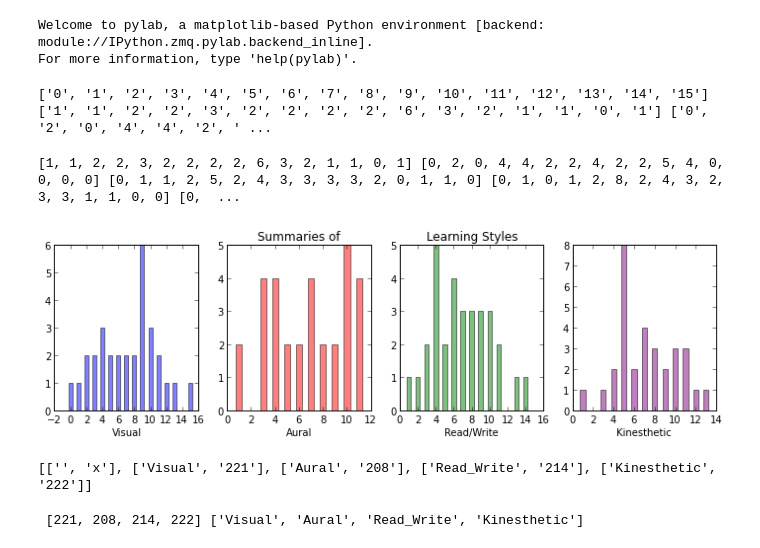
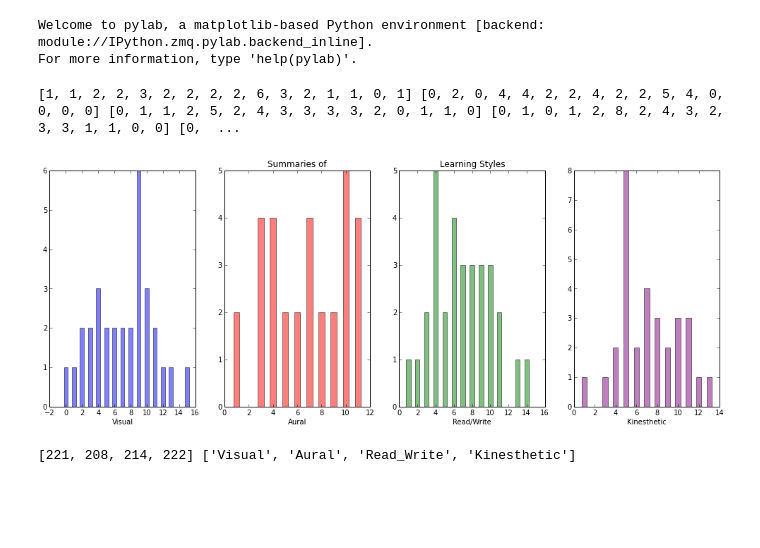
Before and after one commit to SunnySunnia/questionnaire_Group-1, a Jupyter notebook: Visual1.ipynb, the cells around one changed output. Drawn from its saved outputs; the diff is of its cells as text; code cells hidden in the pictures; blank space fills up the shorter version.

Commit message:
modified all plots

```diff
--- a/Visual1.ipynb
+++ b/Visual1.ipynb
@@ -19,4 +16,7 @@ data = list(csv.reader(csvf))
 # %%
+csvf = open("counts.csv", "r")
+data = list(csv.reader(csvf))
+
 n=[]
 Visual = []
 Aural=[]
@@ -28,41 +28,27 @@ for row in data[1:]:
     Aural.append(row[2])
     RorW.append(row[3])
     Kines.append(row[4])
-print n,Visual,Aural,RorW,Kines
+for i in range(0,16):
+    Visual[i]=int(Visual[i])
+    Aural[i]=int(Aural[i])
+    RorW[i]=int(RorW[i])
+    Kines[i]=int(Kines[i])
+    n[i]=int(n[i])
+print Visual, Aural, RorW, Kines, n
 # %% [output]
-['0', '1', '2', '3', '4', '5', '6', '7', '8', '9', '10', '11', '12', '13', '14', '15'] ['1', '1', '2', '2', '3', '2', '2', '2', '2', '6', '3', '2', '1', '1', '0', '1'] ['0', '2', '0', '4', '4', '2', ' ...
+[1, 1, 2, 2, 3, 2, 2, 2, 2, 6, 3, 2, 1, 1, 0, 1] [0, 2, 0, 4, 4, 2, 2, 4, 2, 2, 5, 4, 0, 0, 0, 0] [0, 1, 1, 2, 5, 2, 4, 3, 3, 3, 3, 2, 0, 1, 1, 0] [0, 1, 0, 1, 2, 8, 2, 4, 3, 2, 3, 3, 1, 1, 0, 0] [0,  ...
-# %%
-for i in range(0,16):
-    Visual[i]=int(Visual[i])
-for i in range(0,16):
-    Aural[i]=int(Aural[i])
-for i in range(0,16):
-    RorW[i]=int(RorW[i])
-for i in range(0,16):
-    Kines[i]=int(Kines[i])
-for i in range(0,16):
-    n[i]=int(n[i])
-print Visual, Aural, RorW, Kines, n
-# %% [output]
-[1, 1, 2, 2, 3, 2, 2, 2, 2, 6, 3, 2, 1, 1, 0, 1] [0, 2, 0, 4, 4, 2, 2, 4, 2, 2, 5, 4, 0, 0, 0, 0] [0, 1, 1, 2, 5, 2, 4, 3, 3, 3, 3, 2, 0, 1, 1, 0] [0, 1, 0, 1, 2, 8, 2, 4, 3, 2, 3, 3, 1, 1, 0, 0] [0,  ...
 # %%
-fig, axes = plt.subplots(1, 4, figsize=(12,3))
+fig, axes = plt.subplots(1, 4, figsize=(17,6))
 axes[0].bar(n, Visual, align="center", width=0.5, alpha=0.5)
 axes[0].set_xlabel('Visual')
 axes[1].bar(n, Aural, align="center", width=0.5, alpha=0.5,color='r')
 axes[1].set_xlabel('Aural')
 axes[1].set_title("Summaries of")
 axes[2].bar(n, RorW, align="center", width=0.5, alpha=0.5,color='green')
 axes[2].set_xlabel('Read/Write')
 axes[2].set_title("Learning Styles")
 axes[3].bar(n, Kines, align="center", width=0.5, alpha=0.5,color='purple')
 axes[3].set_xlabel('Kinesthetic');
 # %% [output]
-[figure, old version]
+[figure, new version]
-# %%
-agg = open("aggregate.csv", "r")
-aggregate = list(csv.reader(agg))
-print aggregate
-# %% [output]
-[['', 'x'], ['Visual', '221'], ['Aural', '208'], ['Read_Write', '214'], ['Kinesthetic', '222']]
 # %%
```
Also changed, not shown: parts of 15 cells of this notebook.
